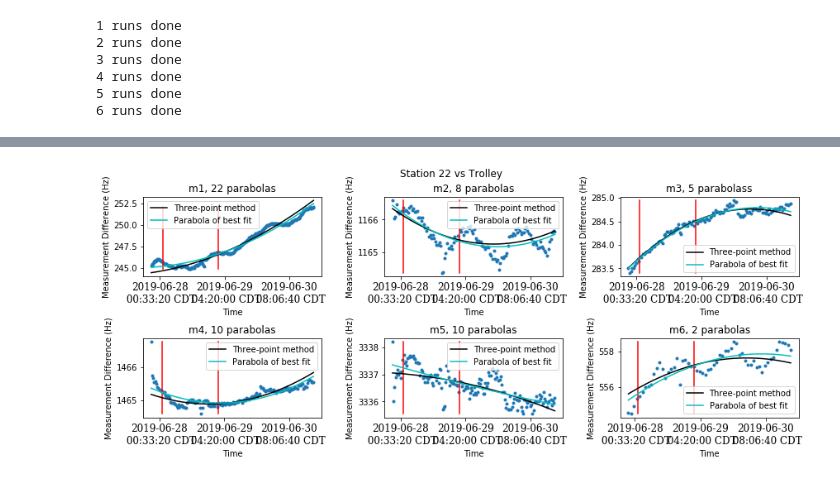
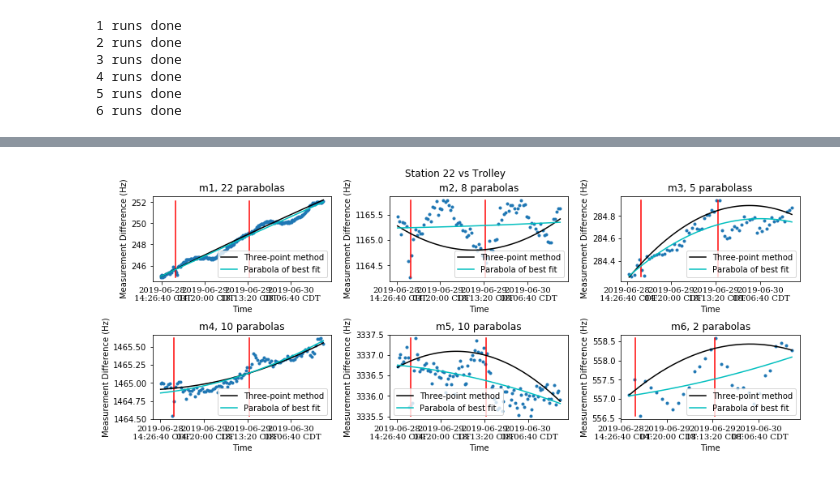
Before and after one commit to aetb/trfp, a Jupyter notebook: Superlong_st22_vs_trolley_Jonathan.ipynb, the cells around one changed output, grey strips where cells are left out. Drawn from its saved outputs; the diff is of its cells as text; code cells hidden in the pictures.

Commit message:
Phase differences calculated
Plots with fits done

```diff
--- a/Superlong_st22_vs_trolley_Jonathan.ipynb
+++ b/Superlong_st22_vs_trolley_Jonathan.ipynb
@@ -219,7 +334,8 @@ avgtb5 = tb5[np.where(adb5==adb5.min())][0]
 avgtb6 = tb6[np.where(adb6==adb6.min())][0]
 # %%
 run_start = sl_moment_df.index.values[0] #I forgot to keep the times on arrays, was still getting used to CST time
-#sl_moment_df = sl_moment_df.drop(np.arange(run_start, run_start + 61200)) #deleting the drift part
+time_deleted = 61200
+sl_moment_df = sl_moment_df.drop(np.arange(run_start, run_start + time_deleted)) #deleting the drift part
 # %%
 T = sl_moment_df.index.to_numpy()
 st22m1_list = sl_moment_df["st22,m1"].to_numpy()
@@ -248,7 +364,7 @@ y4 = abs(trm4_list - st22m4_list) #The m4 measured by the trolley is higher alwa
 y5 = abs(trm5_list - st22m5_list) #The m5 measured by the trolley is higher always
 y6 = abs(trm6_list - st22m6_list) #The m6 measured by the trolley is higher always
 # %%
-t = np.logspace(0, math.log(len(st22m1_list),10), 50)  # tau values from 1 to length of columns
+t = np.logspace(0, math.log(len(st22m1_list),10), num = 50)  # tau values from 1 to length of columns
 r = 1 # sample rate in Hz of the input data
 #Computing Allan Deviations of the differences:
 (t1, ad1, ade, adn) = allantools.oadev(y1, rate=r, data_type="freq", taus = t)  # Compute the overlapping ADEV
@@ -265,5 +381,5 @@ avgt3 = t3[np.where(ad3==ad3.min())][0]
 avgt4 = t4[np.where(ad4==ad4.min())][0]
 avgt5 = t5[np.where(ad5==ad5.min())][0]
 avgt6 = t6[np.where(ad6==ad6.min())][0]
-avgt2 = 2000
+avgt2 = avgtb2
 # %%
@@ -448,10 +568,10 @@ print("6 runs done")
 6 runs done
 # %%
 #The time was set to start at 0 in the allan deviation plots, we must add back the starting time
-T1   = T1_safe   + run_start
-T2   = T2_safe   + run_start
-T3   = T3_safe   + run_start
-T4   = T4_safe   + run_start
-T5   = T5_safe   + run_start
-T6   = T6_safe   + run_start
+T1   = T1_safe   + run_start + time_deleted
+T2   = T2_safe   + run_start + time_deleted
+T3   = T3_safe   + run_start + time_deleted
+T4   = T4_safe   + run_start + time_deleted
+T5   = T5_safe   + run_start + time_deleted
+T6   = T6_safe   + run_start + time_deleted
 # %%
@@ -895,11 +1317,24 @@ C6 = -152913225.9437351
 # %%
+l1 = D1.min()
+h1 = D1.max()
+l2 = D2.min()
+h2 = D2.max()
+l3 = D3.min()
+h3 = D3.max()
+l4 = D4.min()
+h4 = D4.max()
+l5 = D5.min()
+h5 = D5.max()
+l6 = D6.min()
+h6 = D6.max()
+
 fig, axs = plt.subplots(2, 3, constrained_layout=True)
 fig.set_figheight(5)
 fig.set_figwidth(12)
 
 #axs[0,0].plot(T1 , D1)
 axs[0,0].plot(T1 , D1, '.')
-axs[0,0].plot(day-6400-time_deleted + run_start, [l1,h1], 'r', 2*day-6400-time_deleted + run_start, [l1,h1], 'r')#, label = "22:45")
+axs[0,0].plot(day-6400 + run_start, [l1,h1], 'r', 2*day-6400 + run_start, [l1,h1], 'r')#, label = "22:45")
 axs[0,0].plot(T1, np.polyval(np.array([a1, b1, c1]), T1), 'k', label = "Three-point method")
 axs[0,0].plot(T1, np.polyval(np.array([A1, B1, C1]), T1), "c", label = "Parabola of best fit")
 axs[0,0].legend()
@@ -910,7 +1345,7 @@ axs[0,0].set_title('m1, 22 parabolas')#
 
 #axs[0,1].plot(T2 , D2)
 axs[0,1].plot(T2 , D2, '.')
-axs[0,1].plot(day-6400-time_deleted + run_start, [l2,h2], 'r', 2*day-6400-time_deleted + run_start, [l2,h2], 'r')#, label = "22:45")
+axs[0,1].plot(day-6400 + run_start, [l2,h2], 'r', 2*day-6400 + run_start, [l2,h2], 'r')#, label = "22:45")
 axs[0,1].plot(T2, np.polyval(np.array([a2, b2, c2]), T2), 'k', label = "Three-point method")
 axs[0,1].plot(T2, np.polyval(np.array([A2, B2, C2]), T2), "c", label = "Parabola of best fit")
 axs[0,1].legend()
@@ -921,7 +1356,7 @@ axs[0,1].set_title('m2, 8 parabolas')
 
 #axs[0,2].plot(T3 , D3)
 axs[0,2].plot(T3 , D3, '.')
-axs[0,2].plot(day-6400-time_deleted + run_start, [l3,h3], 'r', 2*day-6400-time_deleted + run_start, [l3,h3], 'r')#, label = "22:45")
+axs[0,2].plot(day-6400 + run_start, [l3,h3], 'r', 2*day-6400 + run_start, [l3,h3], 'r')#, label = "22:45")
 axs[0,2].plot(T3, np.polyval(np.array([a3, b3, c3]), T3), 'k', label = "Three-point method")
 axs[0,2].plot(T3, np.polyval(np.array([A3, B3, C3]), T3), "c", label = "Parabola of best fit")
 axs[0,2].legend()
@@ -932,40 +1367,40 @@ axs[0,2].set_title('m3, 5 parabolass')
 
 #axs[1,0].plot(T4 , D4)
 axs[1,0].plot(T4 , D4, '.')
-axs[1,0].plot(day-6400-time_deleted + run_start, [l4,h4], 'r', 2*day-6400-time_deleted + run_start, [l4,h4], 'r')#, label = "22:45")
+axs[1,0].plot(day-6400 + run_start, [l4,h4], 'r', 2*day-6400 + run_start, [l4,h4], 'r')#, label = "22:45")
 axs[1,0].plot(T4, np.polyval(np.array([a4, b4, c4]), T4), 'k', label = "Three-point method")
 axs[1,0].plot(T4, np.polyval(np.array([A4, B4, C4]), T4), "c", label = "Parabola of best fit")
 axs[1,0].legend()
 plt_unix_time_to_CST(axs[1,0])
 axs[1,0].set_xlabel("Time")
 axs[1,0].set_ylabel("Measurement Difference (Hz)")
 axs[1,0].set_title('m4, 10 parabolas')
 
 #axs[1,1].plot(T5 , D5)
 axs[1,1].plot(T5 , D5, '.')
-axs[1,1].plot(day-6400-time_deleted + run_start, [l5,h5], 'r', 2*day-6400-time_deleted + run_start, [l5,h5], 'r')#, label = "22:45")
+axs[1,1].plot(day-6400 + run_start, [l5,h5], 'r', 2*day-6400 + run_start, [l5,h5], 'r')#, label = "22:45")
 axs[1,1].plot(T5, np.polyval(np.array([a5, b5, c5]), T5), 'k', label = "Three-point method")
 axs[1,1].plot(T5, np.polyval(np.array([A5, B5, C5]), T5), "c", label = "Parabola of best fit")
 axs[1,1].legend()
 plt_unix_time_to_CST(axs[1,1])
 axs[1,1].set_xlabel("Time")
 axs[1,1].set_ylabel("Measurement Difference (Hz)")
 axs[1,1].set_title('m5, 10 parabolas')
 
 #axs[1,2].plot(T6 , D6)
 axs[1,2].plot(T6 , D6, '.')
-axs[1,2].plot(day-6400-time_deleted + run_start, [l6,h6], 'r', 2*day-6400-time_deleted + run_start, [l6,h6], 'r')#, label = "22:45")
+axs[1,2].plot(day-6400 + run_start, [l6,h6], 'r', 2*day-6400 + run_start, [l6,h6], 'r')#, label = "22:45")
 axs[1,2].plot(T6, np.polyval(np.array([a6, b6, c6]), T6), 'k', label = "Three-point method")
 axs[1,2].plot(T6, np.polyval(np.array([A6, B6, C6]), T6), "c", label = "Parabola of best fit")
 axs[1,2].legend()
 plt_unix_time_to_CST(axs[1,2])
 axs[1,2].set_xlabel("Time")
 axs[1,2].set_ylabel("Measurement Difference (Hz)")
 axs[1,2].set_title('m6, 2 parabolas')
 fig.suptitle("Station 22 vs Trolley")
 plt.show()
 # %% [output]
-[figure, old version]
+[figure, new version]
 # %%
 l1 = np.min(D1 - np.polyval([A1, B1, C1], T1))            #Trolley vs st 22 parabola of best fit subtracted.
 h1 = np.max(D1 - np.polyval([A1, B1, C1], T1))
```
Also changed, not shown: parts of 34 cells of this notebook, 3 other files.
